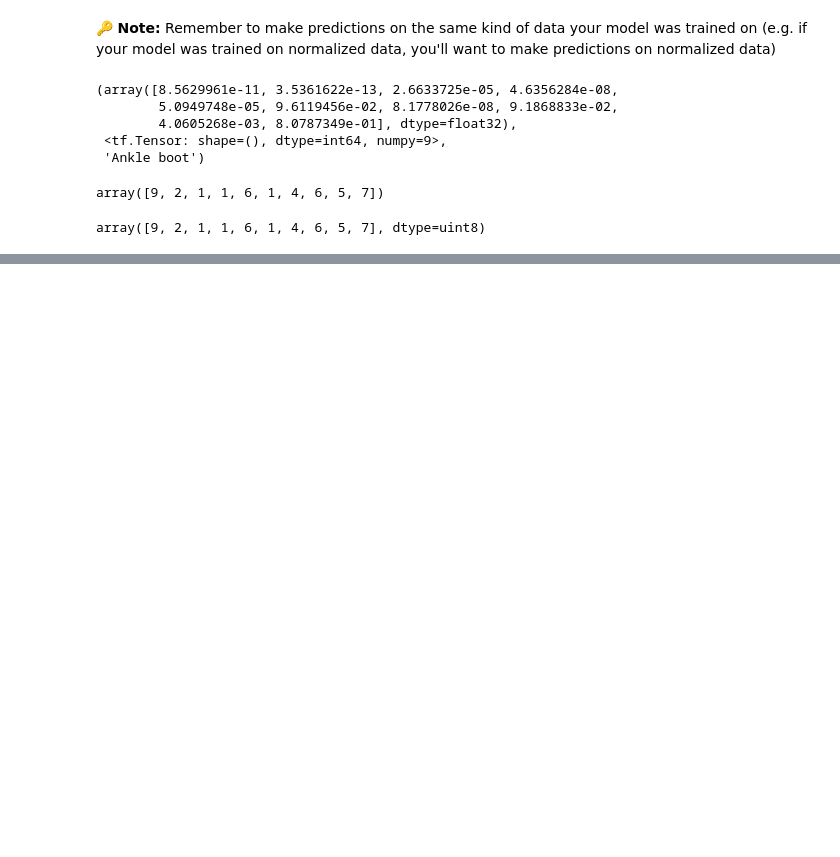
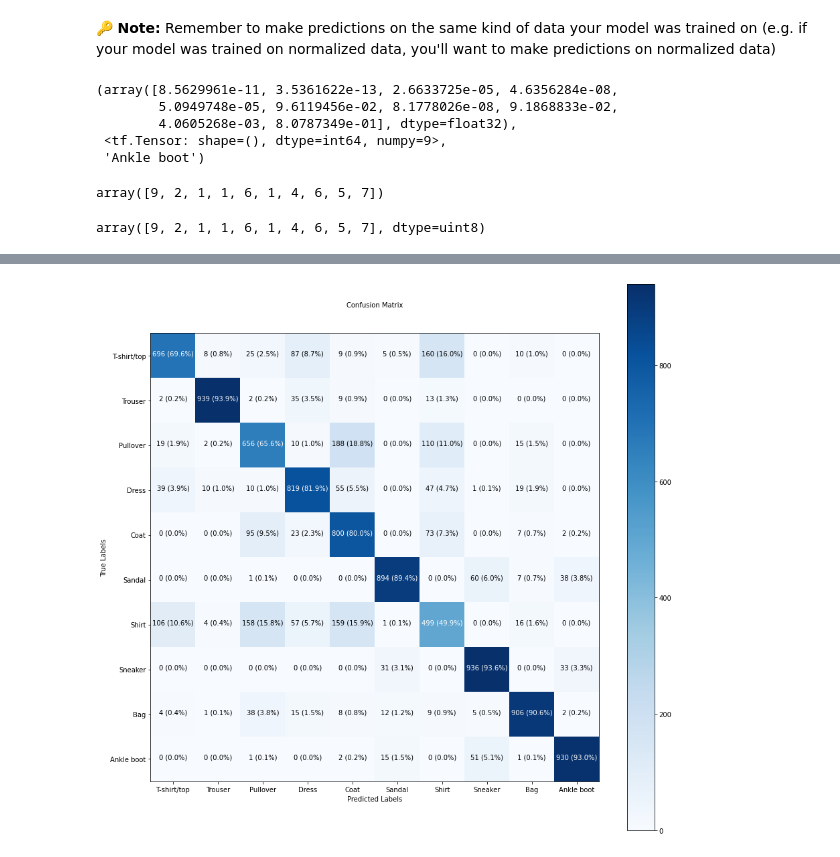
Before and after one commit to 21Ovi/TensorFlow_, a Jupyter notebook: 02_neural_network_classification_with_tensorflow.ipynb, the cells around one changed output, grey strips where cells are left out. Cells and saved outputs as stored; diff of their text form; code cells hidden in the pictures; blank space fills up the shorter version.

```diff
--- a/02_neural_network_classification_with_tensorflow.ipynb
+++ b/02_neural_network_classification_with_tensorflow.ipynb
@@ -1357,7 +1357,7 @@ Let's go through the top 2..
 import itertools
 from sklearn.metrics import confusion_matrix
 
-def make_confsion_matrix(y_true, y_pred, classes=None, figsize=(10, 10), text_size=15):
+def make_confusion_matrix(y_true, y_pred, classes=None, figsize=(10, 10), text_size=15):
 
   # Create the confusion matrix
   cm = confusion_matrix(y_true, y_pred)
@@ -1462,0 +1477,9 @@ array([9, 2, 1, 1, 6, 1, 4, 6, 5, 7], dtype=uint8)
+# %%
+# Make a prettier confusion matrix
+make_confusion_matrix(y_true=test_labels,
+                      y_pred=y_preds,
+                      classes=class_names,
+                      figsize=(15, 15),
+                      text_size=10)
+# %% [output]
+[figure, added]
```
Also changed, not shown: parts of 2 cells of this notebook.
